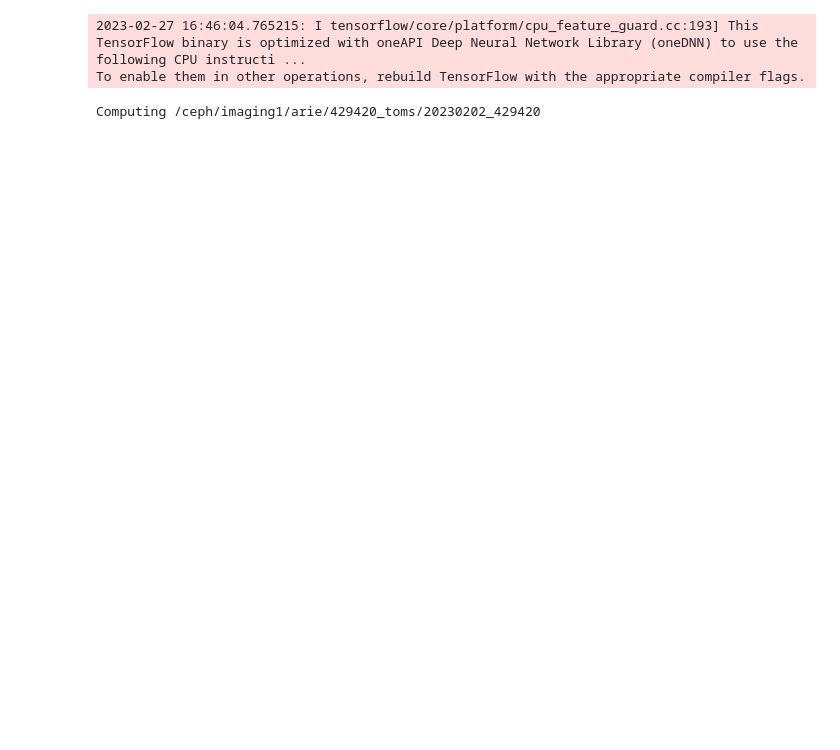
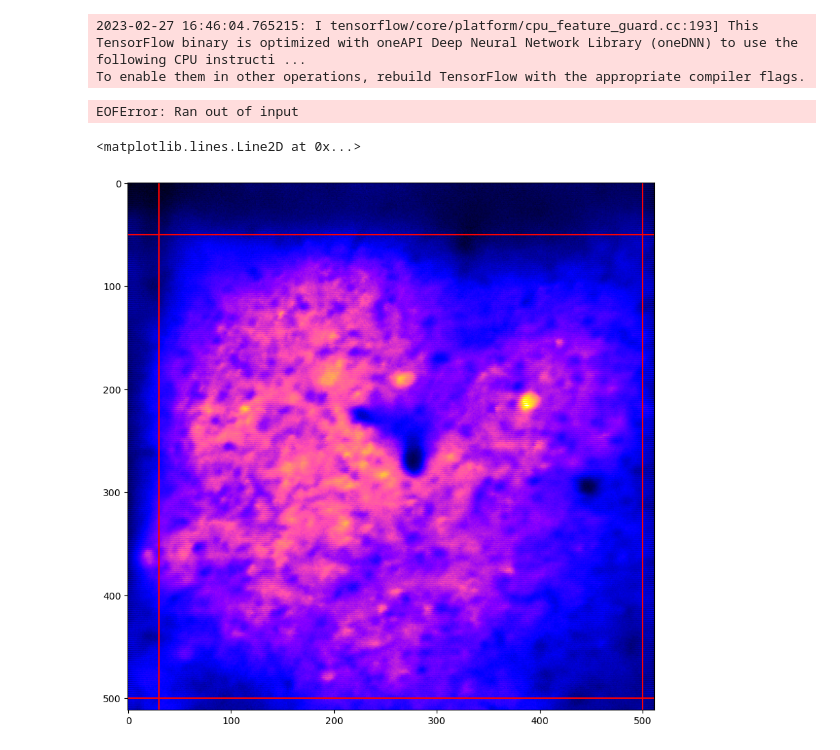
Before and after one commit to NeuroNetMem/pipeline_2p, a Jupyter notebook: pipeline/crop_selection.ipynb, the cells around one changed output. Cells and saved outputs as stored; diff of their text form; code cells hidden in the pictures; blank space fills up the shorter version.

```diff
--- a/pipeline/crop_selection.ipynb
+++ b/pipeline/crop_selection.ipynb
@@ -13,52 +13,73 @@ To enable them in other operations, rebuild TensorFlow with the appropriate comp
 # %%
 data_path = Path("/ceph/imaging1/arie")
 
-sessions ={'429420_toms': ['20230202','20230203','20230210','20230211','20230313','20230314'],
-           '429419_croc': ['20230202','20230203','20230210','20230211','20230313','20230314']}
+sessions ={'429420_toms': ['20230202','20230203','20230210','20230211','20230213','20230214'],
+           '429419_croc': ['20230202','20230203','20230210','20230211','20230213','20230214']}
+
+compute = False
+save_resutls = False
 # %%
-mean_imgs = {}
-frame_avgs = {}
+if compute:
 
-for animal in sessions.keys():
-    mean_imgs[animal] = {}
-    frame_avgs[animal] = {}
+    mean_imgs = {}
+    frame_avgs = {}
 
-    for date in sessions[animal]:
-        animal_n = animal.split('_')[0]
-        session_path = data_path.joinpath(f'{animal}/{date}_{animal_n}')
-        print(f'Computing {session_path}')
+    for animal in sessions.keys():
+        mean_imgs[animal] = {}
+        frame_avgs[animal] = {}
 
-        try:
-            tif_file = glob.glob(str(session_path)+'/*.tif')[0]
-            log_file = glob.glob(str(session_path)+'/*.b64')[0]
+        for date in sessions[animal]:
+            animal_n = animal.split('_')[0]
+            session_path = data_path.joinpath(f'{animal}/{date}_{animal_n}')
+            print(f'Computing {session_path}')
 
-        except IndexError:
-            print('Files not found, skipping session')
+            try:
+                tif_file = glob.glob(str(session_path)+'/*.tif')[0]
+                log_file = glob.glob(str(session_path)+'/*.b64')[0]
+
+            except IndexError:
+                print('Files not found, skipping session')
 
 
+            movie = cm.load(tif_file)
+            mean_img = np.mean(movie,axis=0)
+            fr_avg = np.mean(movie,axis=(1,2))
 
+            mean_imgs[animal][date] = mean_img
+            frame_avgs[animal][date] = fr_avg
 
-        movie = cm.load(tif_file)
-        mean_img = np.mean(movie,axis=0)
-        fr_avg = np.mean(movie,axis=[1,2])
+            del(movie)
+            gc.collect()
 
-        mean_imgs[animal][data] = mean_img
-        frame_avgs[animal][data] = fr_avg
+    if save_results:
+        with open('/ceph/imaging1/davide/2p_data/data_quality/mean_imgs.pickle','wb') as file:
+            pickle.dump(mean_imgs,file,protocol=pickle.HIGHEST_PROTOCOL)
 
-        del(movie)
-        gc.collect()
+        with open('/ceph/imaging1/davide/2p_data/data_quality/frame_avgs.pickle','wb') as file:
+            pickle.dump(frame_avgs,file,protocol=pickle.HIGHEST_PROTOCOL)
+
+else:
+
+    with open('/ceph/imaging1/davide/2p_data/data_quality/mean_imgs.pickle','rb') as file:
+            mean_imgs = pickle.load(file)
+
+    with open('/ceph/imaging1/davide/2p_data/data_quality/frame_avgs.pickle','rb') as file:
+            frame_avgs = pickle.load(file)
 # %% [output]
-Computing /ceph/imaging1/arie/429420_toms/20230202_429420
+EOFError: Ran out of input
 # %%
-animal =
-date =
+animal = '429420_toms'
+date = '20230203'
 
-cropping = [100, -100, 100, -100]
+cropping = [50, 500, 30,500]
 
 plt.figure(figsize=(10,10))
 plt.imshow(mean_imgs[animal][date],cmap=plt.cm.gnuplot2)
 
 plt.axhline(y=cropping[0],c='r')
 plt.axhline(y=cropping[1],c='r')
-plt.axvline(y=cropping[2],c='r')
-plt.axvline(y=cropping[3],c='r')
+plt.axvline(x=cropping[2],c='r')
+plt.axvline(x=cropping[3],c='r')
+# %% [output]
+<matplotlib.lines.Line2D at 0x...>
+[figure, added]
```
Also changed, not shown: parts of 35 cells of this notebook, 3 other files.
